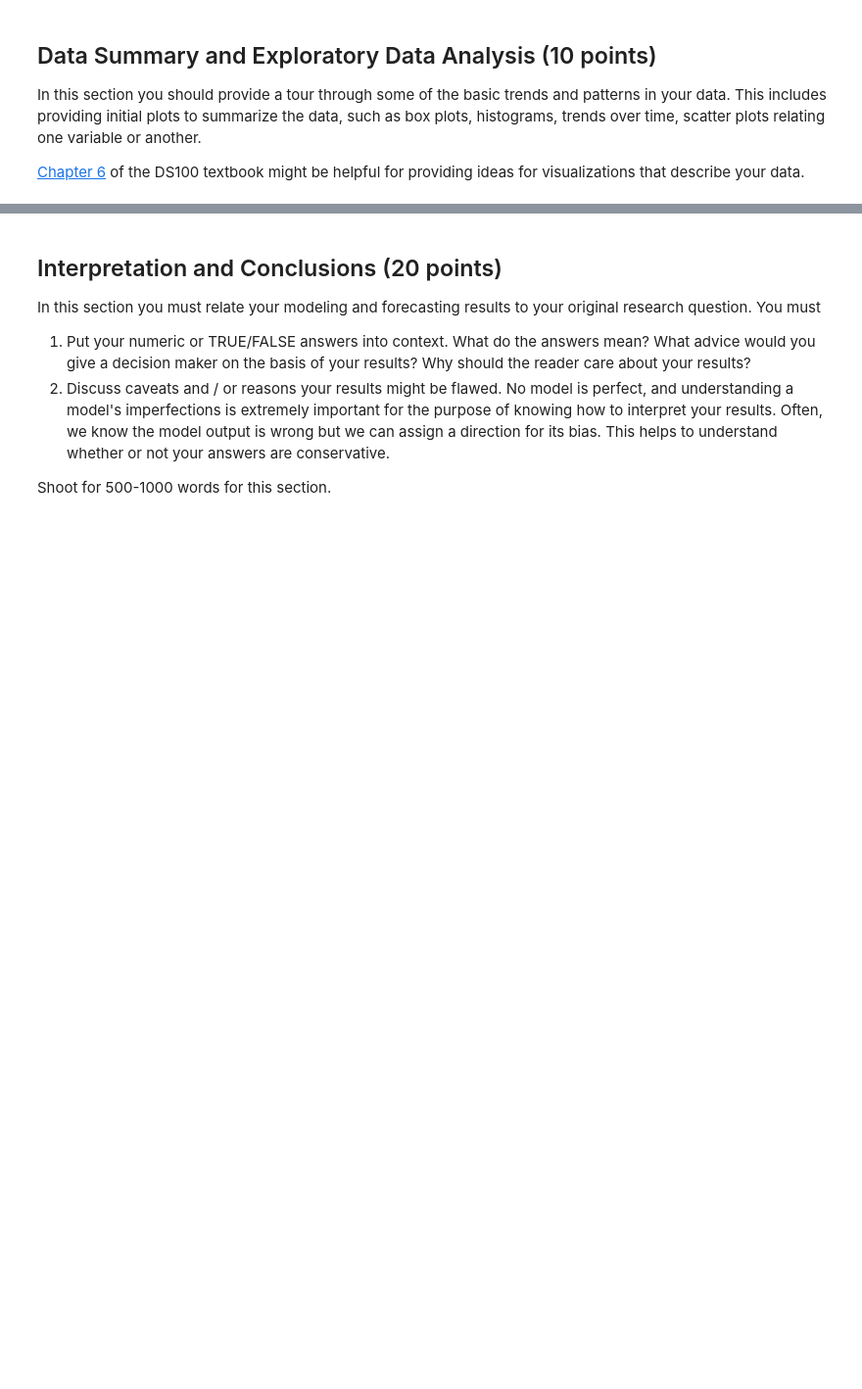
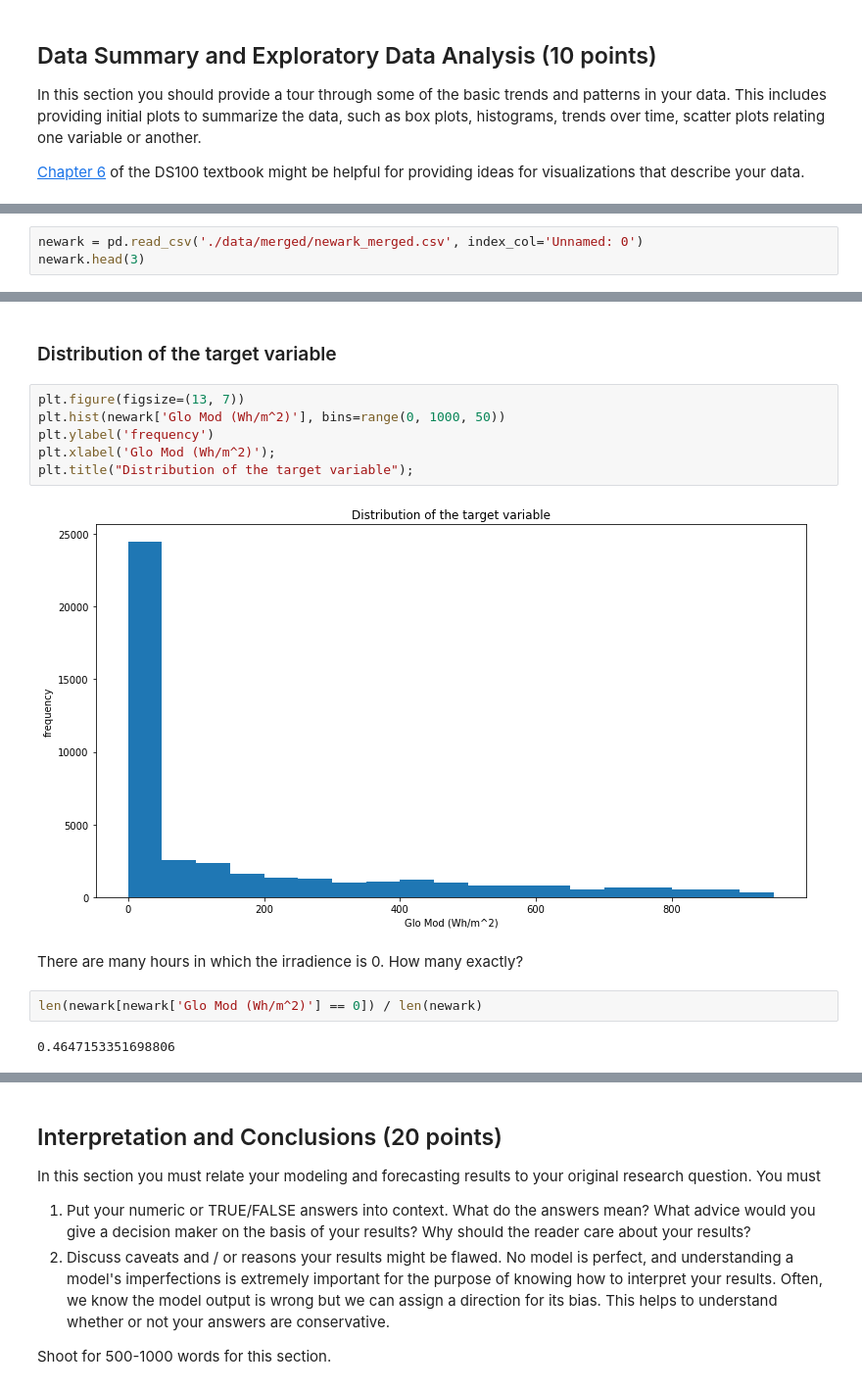
Before and after one commit to jackcsullivan/ER190C_final_proj, a Jupyter notebook: FinalProject.ipynb, the cells around one changed output, grey strips where cells are left out. Shown: that part at 98% size. Drawn from its saved outputs; the diff is of its cells as text; blank space fills up the shorter version.

```diff
--- a/FinalProject.ipynb
+++ b/FinalProject.ipynb
@@ -281,0 +309,3 @@ This section is where the rubber meets the road.  In it you must:
+# %%
+newark = pd.read_csv('./data/merged/newark_merged.csv', index_col='Unnamed: 0')
+newark.head(3)
@@ -281,0 +318,16 @@ This section is where the rubber meets the road.  In it you must:
+# %% [markdown]
+### Distribution of the target variable
+# %%
+plt.figure(figsize=(13, 7))
+plt.hist(newark['Glo Mod (Wh/m^2)'], bins=range(0, 1000, 50))
+plt.ylabel('frequency')
+plt.xlabel('Glo Mod (Wh/m^2)');
+plt.title("Distribution of the target variable");
+# %% [output]
+[figure, added]
+# %% [markdown]
+There are many hours in which the irradience is 0. How many exactly?
+# %%
+len(newark[newark['Glo Mod (Wh/m^2)'] == 0]) / len(newark)
+# %% [output]
+0.4647153351698806
```
Also changed, not shown: parts of 36 cells of this notebook.
